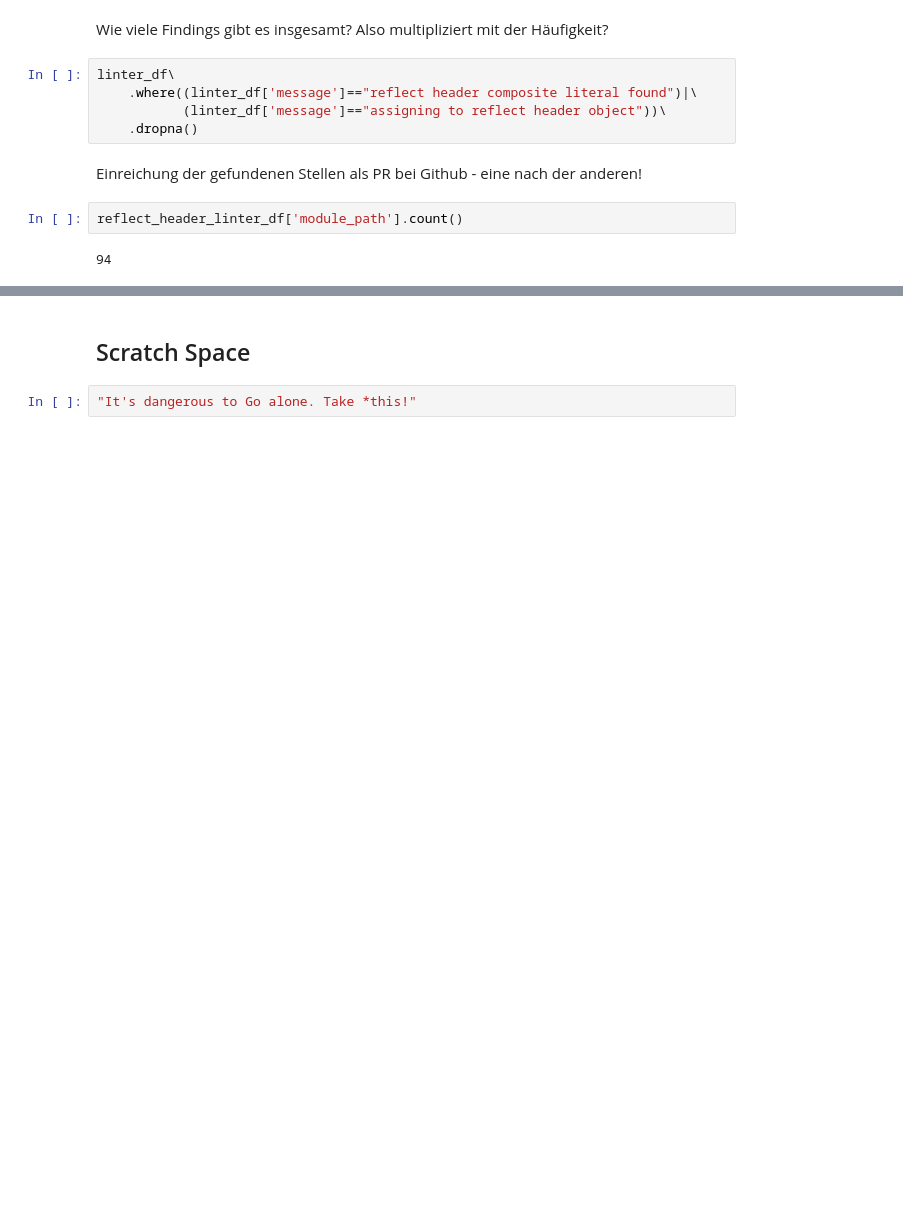
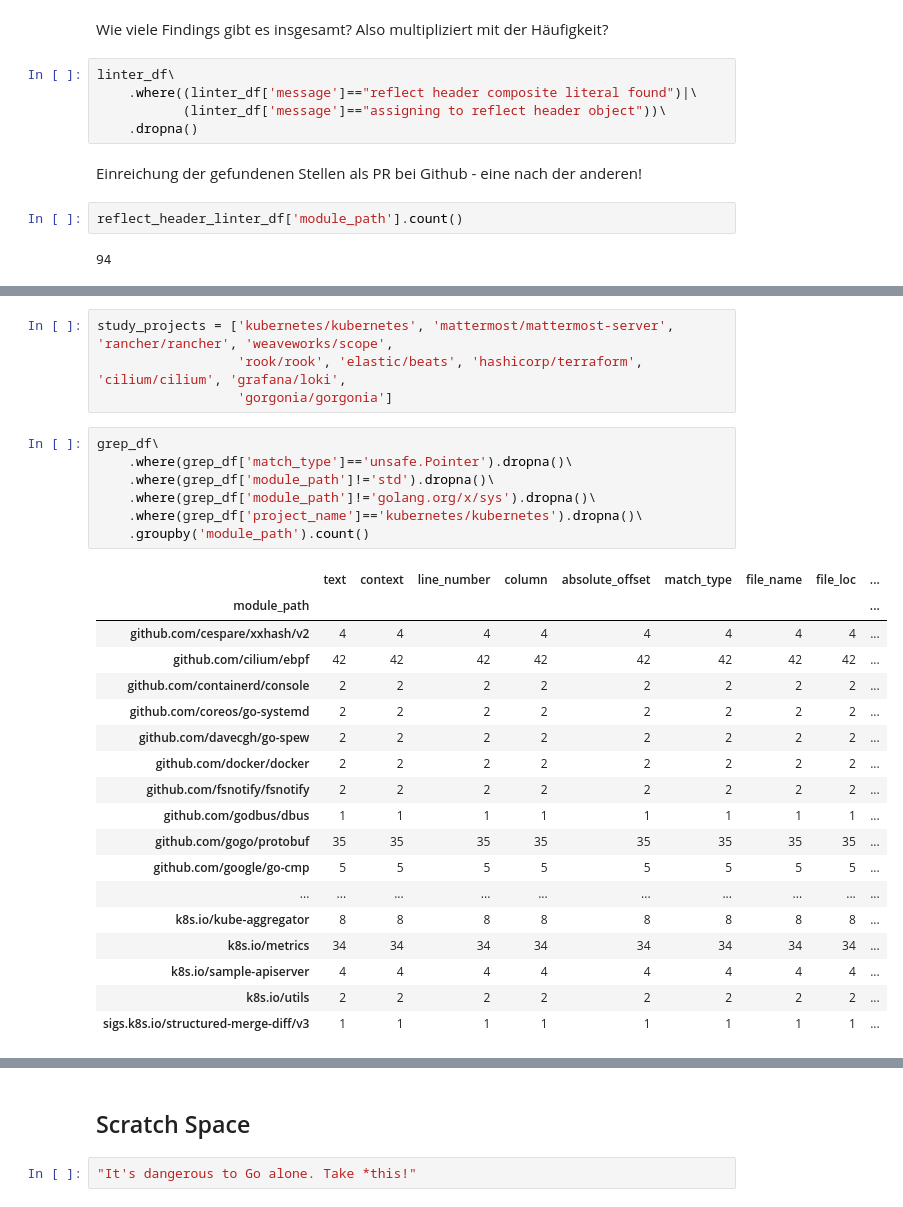
Before and after one commit to jlauinger/master-of-science, a Jupyter notebook: code/data-survey/analysis/data-exploration.ipynb, the cells around one changed output, grey strips where cells are left out. Drawn from its saved outputs; the diff is of its cells as text; blank space fills up the shorter version.

```diff
--- a/code/data-survey/analysis/data-exploration.ipynb
+++ b/code/data-survey/analysis/data-exploration.ipynb
@@ -1910,0 +1964,30 @@ reflect_header_linter_df.sort_values(by='module_path')\
+# %%
+study_projects = ['kubernetes/kubernetes', 'mattermost/mattermost-server', 'rancher/rancher', 'weaveworks/scope',
+                  'rook/rook', 'elastic/beats', 'hashicorp/terraform', 'cilium/cilium', 'grafana/loki',
+                  'gorgonia/gorgonia']
+# %%
+grep_df\
+    .where(grep_df['match_type']=='unsafe.Pointer').dropna()\
+    .where(grep_df['module_path']!='std').dropna()\
+    .where(grep_df['module_path']!='golang.org/x/sys').dropna()\
+    .where(grep_df['project_name']=='kubernetes/kubernetes').dropna()\
+    .groupby('module_path').count()
+# %% [output]
+|  | text | context | line_number | column | absolute_offset | match_type | file_name | file_loc | ... |
+| module_path |  |  |  |  |  |  |  |  | ... |
+| github.com/cespare/xxhash/v2 | 4 | 4 | 4 | 4 | 4 | 4 | 4 | 4 | ... |
+| github.com/cilium/ebpf | 42 | 42 | 42 | 42 | 42 | 42 | 42 | 42 | ... |
+| github.com/containerd/console | 2 | 2 | 2 | 2 | 2 | 2 | 2 | 2 | ... |
+| github.com/coreos/go-systemd | 2 | 2 | 2 | 2 | 2 | 2 | 2 | 2 | ... |
+| github.com/davecgh/go-spew | 2 | 2 | 2 | 2 | 2 | 2 | 2 | 2 | ... |
+| github.com/docker/docker | 2 | 2 | 2 | 2 | 2 | 2 | 2 | 2 | ... |
+| github.com/fsnotify/fsnotify | 2 | 2 | 2 | 2 | 2 | 2 | 2 | 2 | ... |
+| github.com/godbus/dbus | 1 | 1 | 1 | 1 | 1 | 1 | 1 | 1 | ... |
+| github.com/gogo/protobuf | 35 | 35 | 35 | 35 | 35 | 35 | 35 | 35 | ... |
+| github.com/google/go-cmp | 5 | 5 | 5 | 5 | 5 | 5 | 5 | 5 | ... |
+| ... | ... | ... | ... | ... | ... | ... | ... | ... | ... |
+| k8s.io/kube-aggregator | 8 | 8 | 8 | 8 | 8 | 8 | 8 | 8 | ... |
+| k8s.io/metrics | 34 | 34 | 34 | 34 | 34 | 34 | 34 | 34 | ... |
+| k8s.io/sample-apiserver | 4 | 4 | 4 | 4 | 4 | 4 | 4 | 4 | ... |
+| k8s.io/utils | 2 | 2 | 2 | 2 | 2 | 2 | 2 | 2 | ... |
+| sigs.k8s.io/structured-merge-diff/v3 | 1 | 1 | 1 | 1 | 1 | 1 | 1 | 1 | ... |
```
Also changed, not shown: parts of 12 cells of this notebook.
